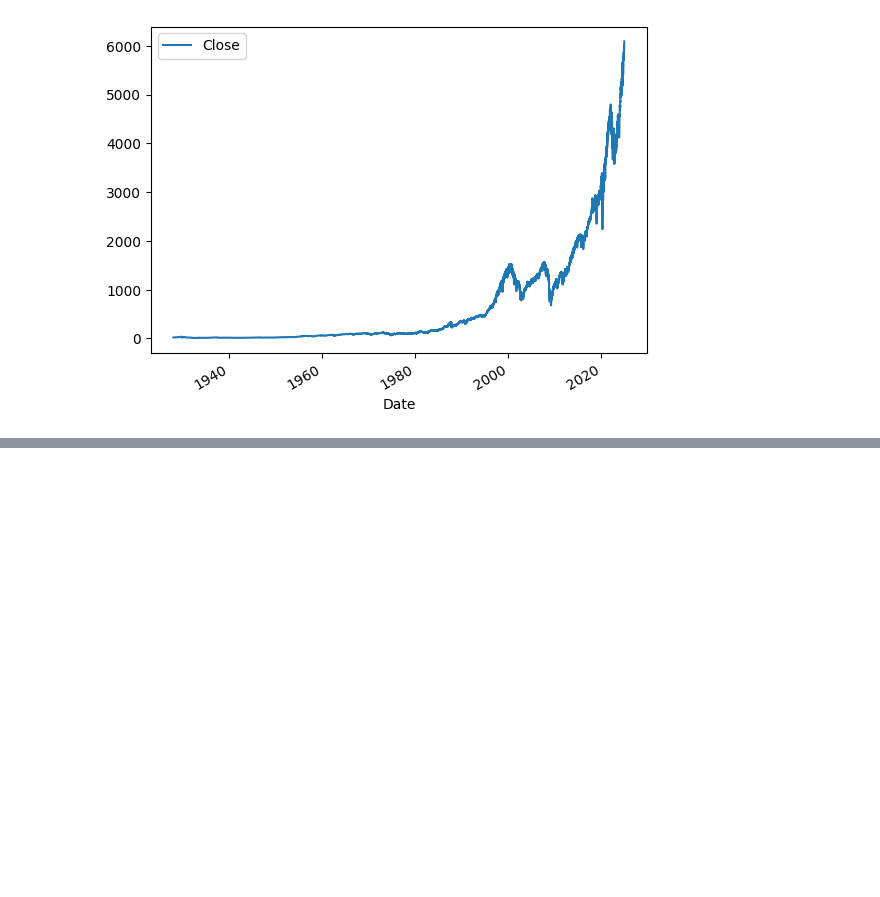
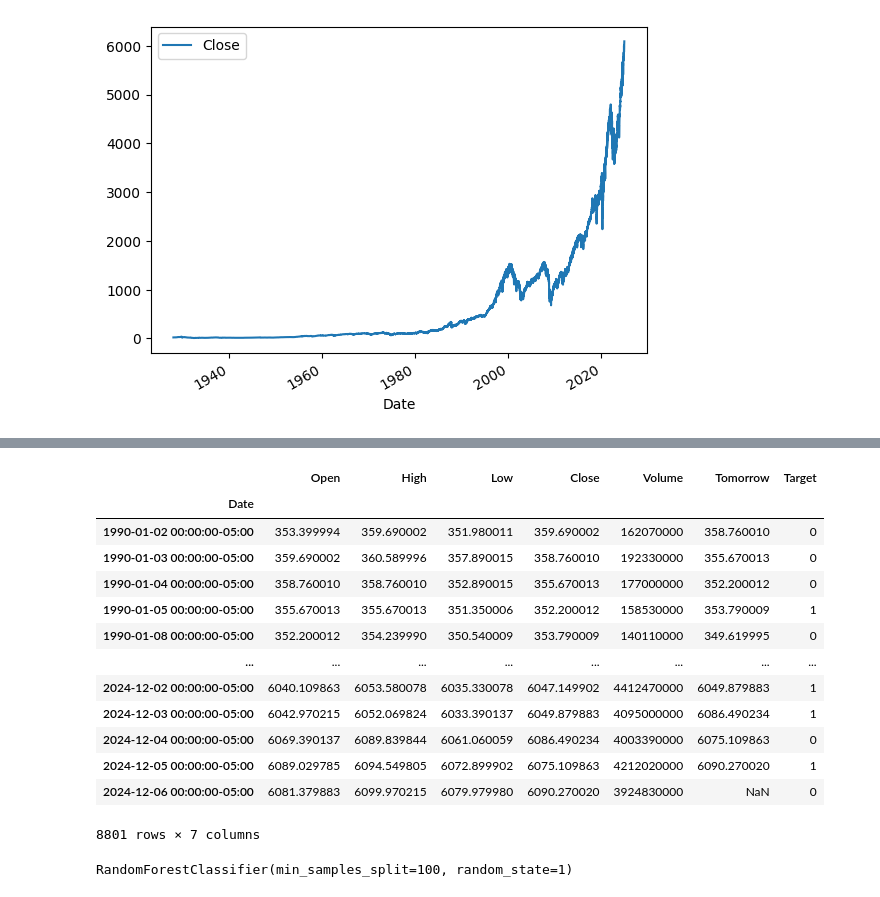
Before and after one commit to ifeanyiojji/Stock-Market-Predictor, a Jupyter notebook: sp500_predictor.ipynb, the cells around one changed output, grey strips where cells are left out. Saved outputs shown, nothing was run; the diff lists cells and outputs as text; code cells hidden in the pictures; blank space fills up the shorter version.

```diff
--- a/sp500_predictor.ipynb
+++ b/sp500_predictor.ipynb
@@ -39,0 +78,31 @@ del sp500['Stock Splits']
+# %%
+sp500 = sp500.loc["1990-01-01":].copy()
+# %%
+sp500
+# %% [output]
+|  | Open | High | Low | Close | Volume | Tomorrow | Target |
+| Date |  |  |  |  |  |  |  |
+| 1990-01-02 00:00:00-05:00 | 353.399994 | 359.690002 | 351.980011 | 359.690002 | 162070000 | 358.760010 | 0 |
+| 1990-01-03 00:00:00-05:00 | 359.690002 | 360.589996 | 357.890015 | 358.760010 | 192330000 | 355.670013 | 0 |
+| 1990-01-04 00:00:00-05:00 | 358.760010 | 358.760010 | 352.890015 | 355.670013 | 177000000 | 352.200012 | 0 |
+| 1990-01-05 00:00:00-05:00 | 355.670013 | 355.670013 | 351.350006 | 352.200012 | 158530000 | 353.790009 | 1 |
+| 1990-01-08 00:00:00-05:00 | 352.200012 | 354.239990 | 350.540009 | 353.790009 | 140110000 | 349.619995 | 0 |
+| ... | ... | ... | ... | ... | ... | ... | ... |
+| 2024-12-02 00:00:00-05:00 | 6040.109863 | 6053.580078 | 6035.330078 | 6047.149902 | 4412470000 | 6049.879883 | 1 |
+| 2024-12-03 00:00:00-05:00 | 6042.970215 | 6052.069824 | 6033.390137 | 6049.879883 | 4095000000 | 6086.490234 | 1 |
+| 2024-12-04 00:00:00-05:00 | 6069.390137 | 6089.839844 | 6061.060059 | 6086.490234 | 4003390000 | 6075.109863 | 0 |
+| 2024-12-05 00:00:00-05:00 | 6089.029785 | 6094.549805 | 6072.899902 | 6075.109863 | 4212020000 | 6090.270020 | 1 |
+| 2024-12-06 00:00:00-05:00 | 6081.379883 | 6099.970215 | 6079.979980 | 6090.270020 | 3924830000 | NaN | 0 |
+8801 rows × 7 columns
+# %%
+from sklearn.ensemble import RandomForestClassifier
+
+model = RandomForestClassifier(n_estimators=100, min_samples_split=100, random_state=1)
+
+train = sp500.iloc[:-100]
+test = sp500.iloc[-100:]
+
+predictor = ["Close", "Volume", "Open", "High", "Low"]
+model.fit(train[predictor], train["Target"])
+# %% [output]
+RandomForestClassifier(min_samples_split=100, random_state=1)
```
Also changed, not shown: parts of 13 cells of this notebook.
